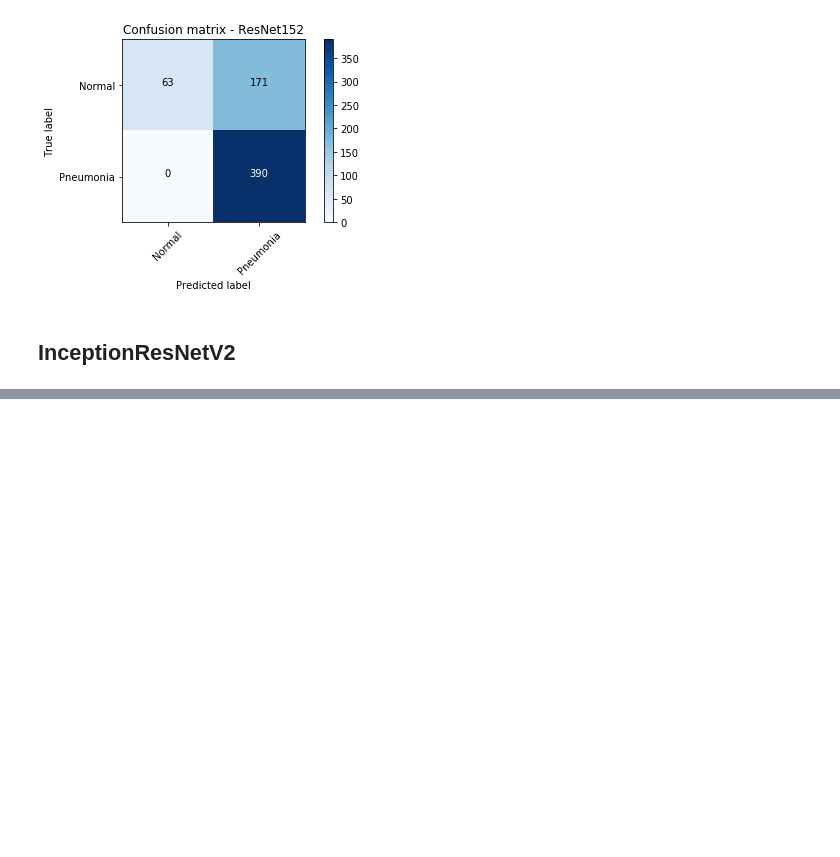
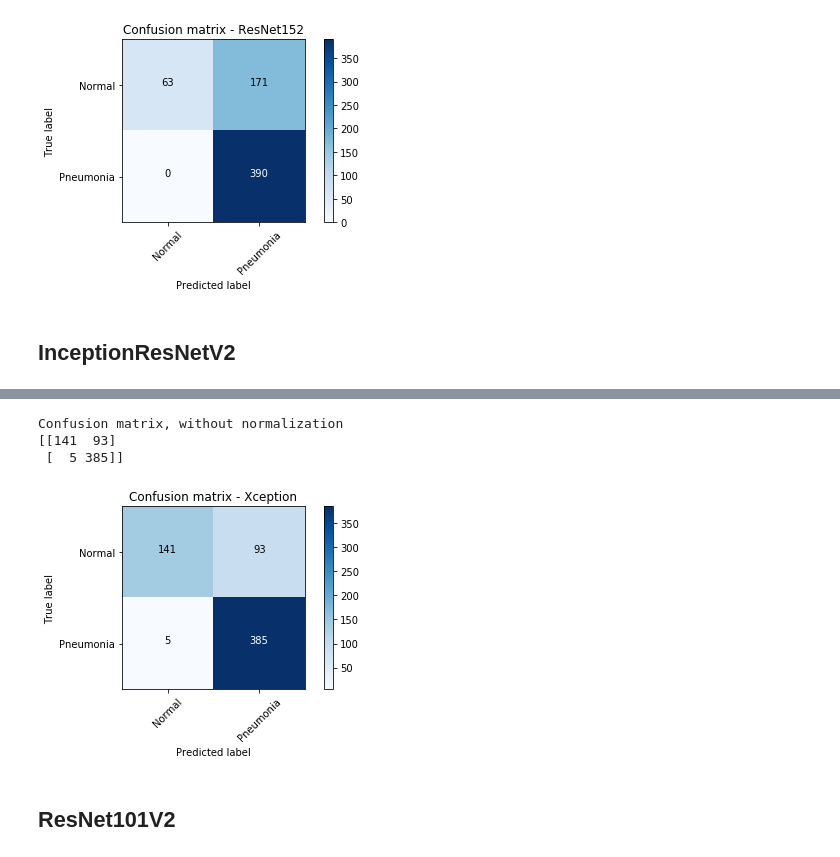
Before and after one commit to albertum1/xray-image-classification, a Jupyter notebook: project.ipynb, the cells around one changed output, grey strips where cells are left out. Drawn from its saved outputs; the diff is of its cells as text; code cells hidden in the pictures; blank space fills up the shorter version.

```diff
--- a/project.ipynb
+++ b/project.ipynb
@@ -496,0 +583,13 @@ Confusion matrix, without normalization
+# %%
+xc_pred = prediction(xc_mod, test_images)
+# %%
+plt.figure()
+plot_confusion_matrix(confusion_matrix(test_labels, xc_pred), classes=['Normal', 'Pneumonia'], normalize=False,
+                      title='Confusion matrix - Xception')
+# %% [output]
+Confusion matrix, without normalization
+[[141  93]
+ [  5 385]]
+[figure, added]
+# %% [markdown]
+## ResNet101V2
```
Also changed, not shown: parts of 35 cells of this notebook, 13 other files.
